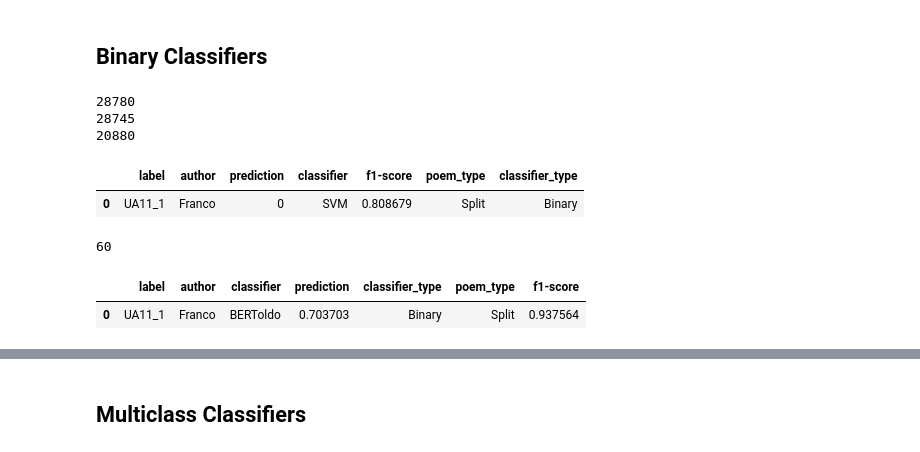
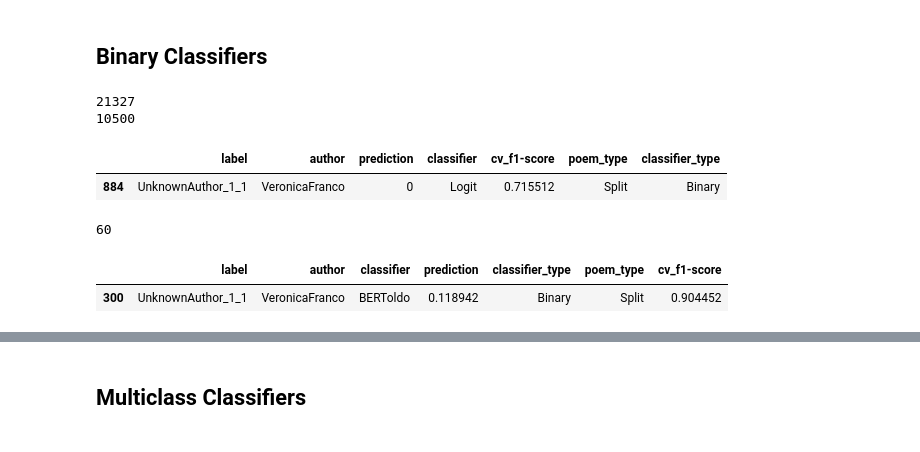
Before and after one commit to federicabologna/incerto-autore, a Jupyter notebook: code/analysis/summary_predictions_detail.ipynb, the cells around one changed output, grey strips where cells are left out. Drawn from its saved outputs; the diff is of its cells as text; code cells hidden in the pictures.

```diff
--- a/code/analysis/summary_predictions_detail.ipynb
+++ b/code/analysis/summary_predictions_detail.ipynb
@@ -24,35 +22,35 @@ predictions_dir = os.path.join(incerto_dir, 'output','predictions')
 # %% [markdown]
 ## Binary Classifiers
 # %%
-bin_pred = pd.read_csv(os.path.join(predictions_dir, 'predictions_binary.csv'))
+bin_pred = pd.read_csv(os.path.join(predictions_dir, 'predictions_binary2.csv'))
 print(len(bin_pred))
-bin_pred = bin_pred.loc[(bin_pred['cv_f1-score'] > 0.7) & (bin_pred['f1-score'] > 0.7)].drop('cv_f1-score', axis=1)
-print(len(bin_pred))
+# bin_pred = bin_pred.loc[(bin_pred['cv_f1-score'] > 0.7) & (bin_pred['f1-score'] > 0.7)].drop('cv_f1-score', axis=1)
+# print(len(bin_pred))
 
-franco_bin_split = bin_pred[(bin_pred['poem_type'] == 'Split') & (bin_pred['author'] == 'Franco')][['label', 'author',  'prediction', 'classifier', 'f1-score', 'poem_type', 'classifier_type']].copy()
+franco_bin_split = bin_pred[(bin_pred['poem_type'] == 'Split') & (bin_pred['author'] == 'VeronicaFranco')][['label', 'author',  'prediction', 'classifier', 'cv_f1-score', 'poem_type', 'classifier_type']].copy()
 print(len(franco_bin_split))
 franco_bin_split[:1]
 # %% [output]
-28780
-28745
-20880
+21327
+10500
-|  | label | author | prediction | classifier | f1-score | poem_type | classifier_type |
-| 0 | UA11_1 | Franco | 0 | SVM | 0.808679 | Split | Binary |
+|  | label | author | prediction | classifier | cv_f1-score | poem_type | classifier_type |
+| 884 | UnknownAuthor_1_1 | VeronicaFranco | 0 | Logit | 0.715512 | Split | Binary |
 # %%
 bin_bert_pred = pd.read_csv(os.path.join(predictions_dir, 'predictions_binary_bertoldo.csv'))
-franco_bin_bert = bin_bert_pred[bin_bert_pred['author'] == 'Franco'].copy()
+franco_bin_bert = bin_bert_pred[bin_bert_pred['author'] == 'VeronicaFranco'].copy()
 franco_bin_bert['classifier_type'] = 'Binary'
 franco_bin_bert['poem_type'] = 'Split'
 
-finetuned_path = os.path.join(incerto_dir, 'output','finetuned-models', 'binary-class', 'bertoldo', 'Franco', 'classification_report.csv')
+finetuned_path = os.path.join(incerto_dir, 'output','finetuned-models', 'binary-class', 'bertoldo', 'VeronicaFranco', 'classification_report.csv')
 df = pd.read_csv(finetuned_path)
 franco_bin_bert['f1-score'] = df.loc[:, 'f1-score'][3]
+franco_bin_bert = franco_bin_bert.rename(columns={'f1-score':'cv_f1-score'})
 print(len(franco_bin_bert))
 franco_bin_bert[:1]
 # %% [output]
 60
-|  | label | author | classifier | prediction | classifier_type | poem_type | f1-score |
-| 0 | UA11_1 | Franco | BERToldo | 0.703703 | Binary | Split | 0.937564 |
+|  | label | author | classifier | prediction | classifier_type | poem_type | cv_f1-score |
+| 300 | UnknownAuthor_1_1 | VeronicaFranco | BERToldo | 0.118942 | Binary | Split | 0.904452 |
 # %%
 franco_bin = pd.concat([franco_bin_split, franco_bin_bert])
 print(len(franco_bin))
```
Also changed, not shown: parts of 16 cells of this notebook, 7 other files.
